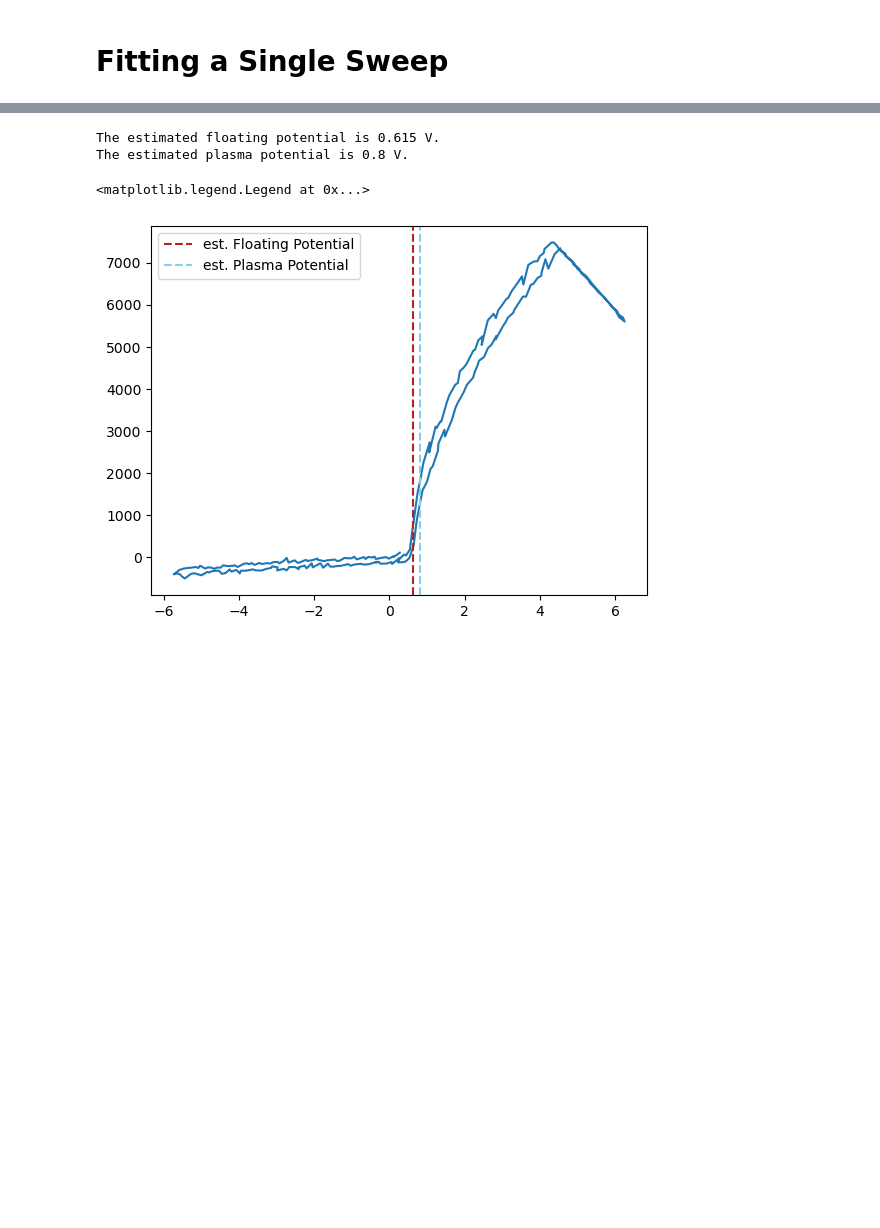
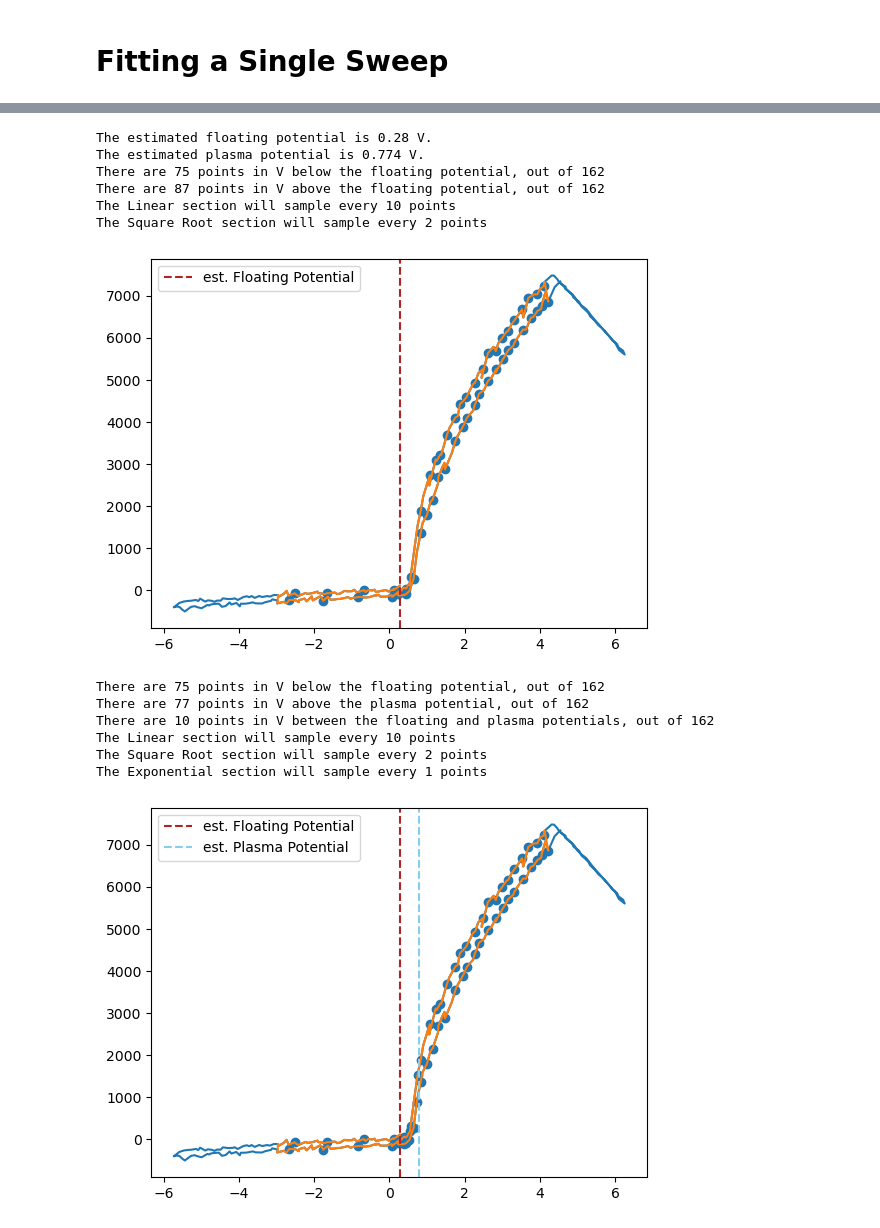
Before and after one commit to jgoodwill1/DAPPEr, a Jupyter notebook: Sweep Analysis - Jarrod.ipynb, the cells around one changed output, grey strips where cells are left out. Drawn from its saved outputs; the diff is of its cells as text; code cells hidden in the pictures; blank space fills up the shorter version.

Commit message:
Adding functions for IV fraction sampling based on Linear, Exp, and Sqrt regions

```diff
--- a/Sweep Analysis - Jarrod.ipynb
+++ b/Sweep Analysis - Jarrod.ipynb
@@ -211,10 +266,12 @@ def data_processing(x_raw,y_raw):#remove data points below -2 and above the peak
 # %%
-def getFloatingPotential(sweepNum):
-    x, y, popt, pcov = jarrod_fit(sweepNum) # x is V, y is I
+def getFloatingPotential(V, I):
+    V_pros, I_pros = data_processing(V, I)
+    x, y, popt, pcov = gen_fit(V_pros, I_pros, True) # x is V, y is I
     print(f'The estimated floating potential is {round(popt[0], 3)} V.')
     return popt[0]
 
-def getPlasmaPotential(sweepNum):
-    x, y, popt, pcov = jarrod_fit(sweepNum) # x is V, y is I
+def getPlasmaPotential(V, I):
+    V_pros, I_pros = data_processing(V, I)
+    x, y, popt, pcov = gen_fit(V_pros, I_pros, True) # x is V, y is I
     print(f'The estimated plasma potential is {round(popt[1], 3)} V.')
     return popt[1]
@@ -241,17 +388,52 @@ The voltage offset is -0.5 V.
 # %%
 V = packets['packets']['Medium'][f'{sweepNum}']['Voltage']
 I = packets['packets']['Medium'][f'{sweepNum}']['Current0']
 
+fp = getFloatingPotential(V, I)
+plsm = getPlasmaPotential(V, I)
+
+x,y = data_processing(V,I)
+
+
+#nx, ny = num_list(x,y,50)
+
+#nx = cut_list(x,(1/4))
+#ny = cut_list(y,(1/4))
+
+nx, ny = lin_sqrt_sample(x, y, fp, (1/10), (1/2))
+
 plt.plot(V,I)
-#plt.plot(x,y)
-fp = getFloatingPotential(sweepNum)
-plsm = getPlasmaPotential(sweepNum)
+plt.plot(x,y)
+plt.scatter(nx,ny)
+
+plt.axvline(x = fp, linestyle = '--', color = 'firebrick', label = 'est. Floating Potential')
+# plt.axvline(x = plsm, linestyle = '--', color = 'skyblue', label = 'est. Plasma Potential')
+plt.legend()
+plt.show()
+
+
+nx, ny = lin_exp_sqrt_sample(x, y, fp, plsm, (1/10), 1, (1/2))
+
+plt.plot(V,I)
+plt.plot(x,y)
+plt.scatter(nx,ny)
+
 plt.axvline(x = fp, linestyle = '--', color = 'firebrick', label = 'est. Floating Potential')
 plt.axvline(x = plsm, linestyle = '--', color = 'skyblue', label = 'est. Plasma Potential')
 plt.legend()
-# Limit to 1 V
+plt.show()
 # %% [output]
-The estimated floating potential is 0.615 V.
-The estimated plasma potential is 0.8 V.
+The estimated floating potential is 0.28 V.
+The estimated plasma potential is 0.774 V.
+There are 75 points in V below the floating potential, out of 162
+There are 87 points in V above the floating potential, out of 162
+The Linear section will sample every 10 points
+The Square Root section will sample every 2 points
+[figure, new version]
-<matplotlib.legend.Legend at 0x...>
+There are 75 points in V below the floating potential, out of 162
+There are 77 points in V above the plasma potential, out of 162
+There are 10 points in V between the floating and plasma potentials, out of 162
+The Linear section will sample every 10 points
+The Square Root section will sample every 2 points
+The Exponential section will sample every 1 points
-[figure, old version]
+[figure, added]
```
Also changed, not shown: parts of 11 cells of this notebook.
